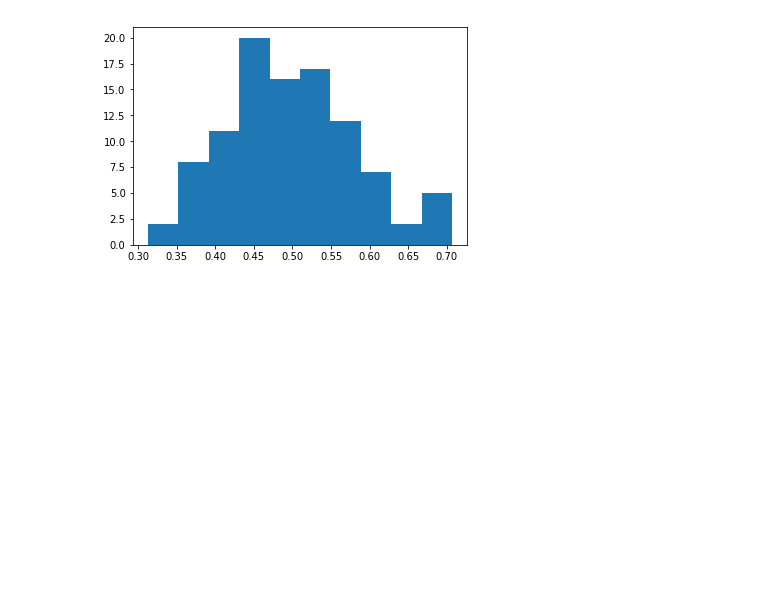
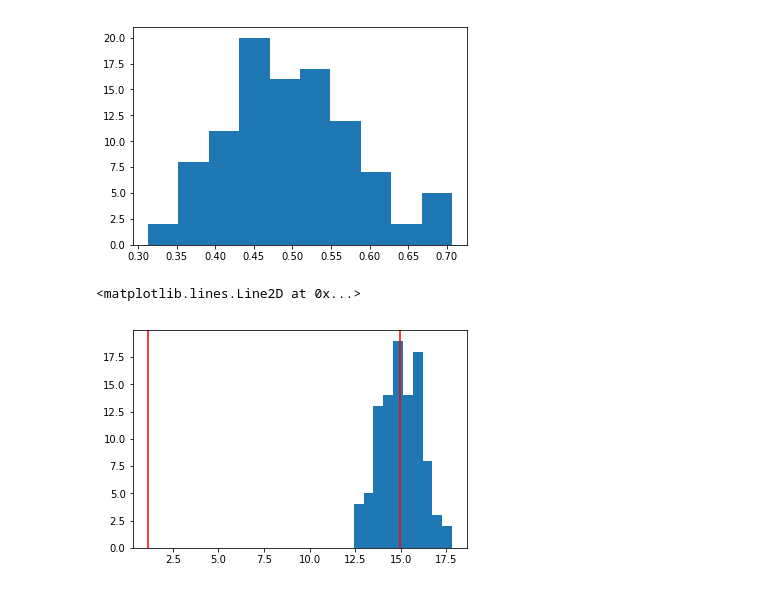
Before and after one commit to Schmidt8181/Unit-3-Lesson-3.4-V2, a Jupyter notebook: Unit 3 Lesson 3.4.ipynb, the cells around one changed output. Cells and saved outputs as stored; diff of their text form; code cells hidden in the pictures; blank space fills up the shorter version.

```diff
--- a/Unit 3 Lesson 3.4.ipynb
+++ b/Unit 3 Lesson 3.4.ipynb
@@ -45,3 +45,15 @@ plt.hist(wald['rand'])
 plt.show()
 # %% [output]
 [figure]
+# %%
+var1 = np.random.normal(5, .5, 100)
+var2 = np.random.normal(10, 1, 100)
+var3 = var1 + var2
+plt.hist(var3)
+mean = np.mean(var3)
+st_dev = np.std(var3)
+plt.axvline(x=mean, color='red')
+plt.axvline(x=st_dev, color='red')
+# %% [output]
+<matplotlib.lines.Line2D at 0x...>
+[figure, added]
```
